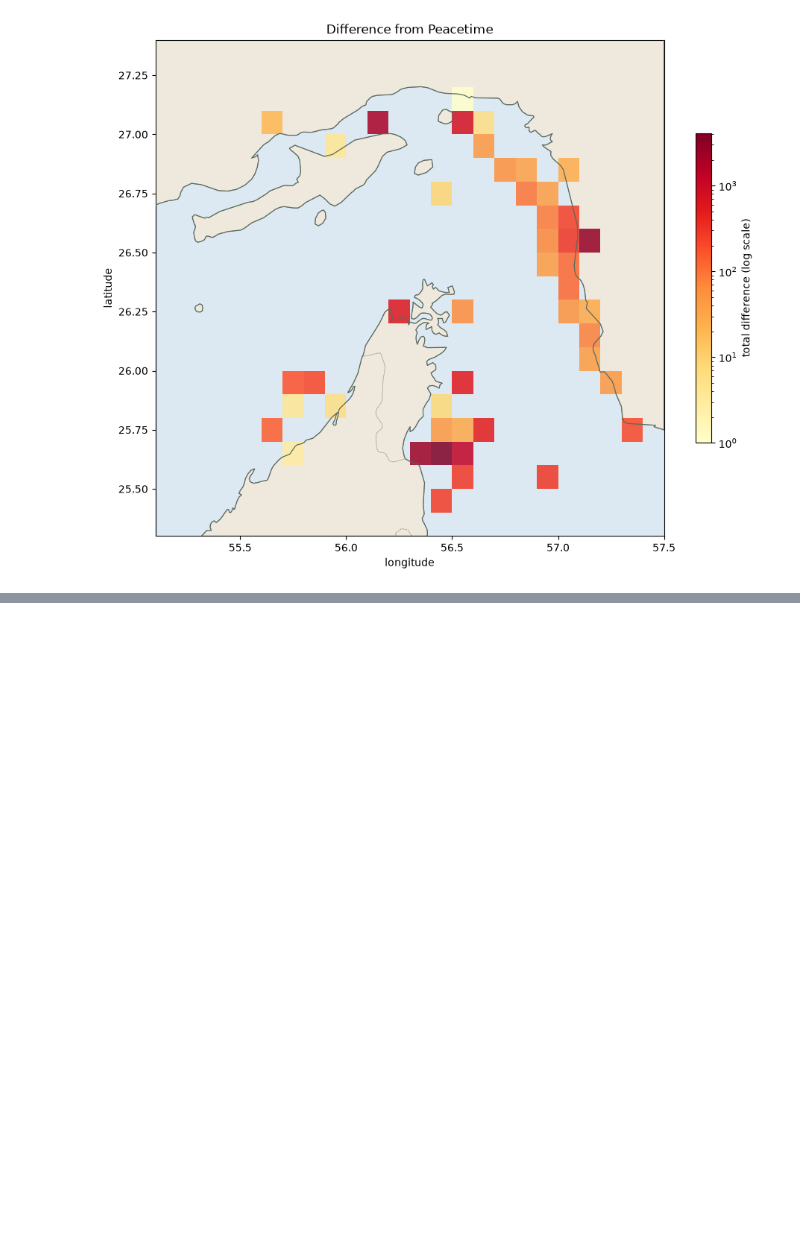
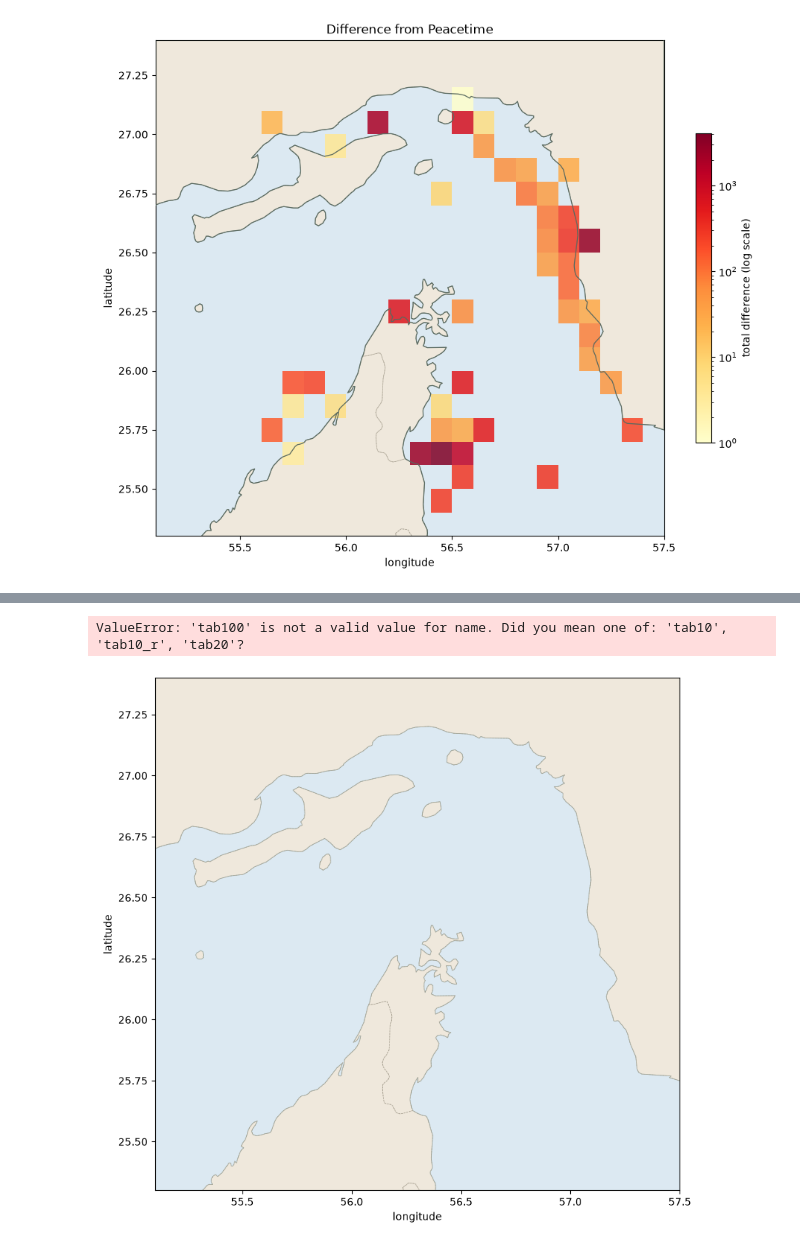
Before and after one commit to nanosnek/strait-of-hormuz-analyzed, a Jupyter notebook: EDA.ipynb, the cells around one changed output, grey strips where cells are left out. Cells and saved outputs as stored; diff of their text form; code cells hidden in the pictures; blank space fills up the shorter version.

```diff
--- a/EDA.ipynb
+++ b/EDA.ipynb
@@ -50,0 +237,5 @@ mapping.draw('snapshot_hormuz_20260803T050455Z.csv', region=mapping.regions.STRA
+# %%
+mapping.draw('snapshot_hormuz_20260803T050455Z.csv', color_by='flag', region=mapping.regions.STRAIT_OF_HORMUZ, show=False)
+# %% [output]
+ValueError: 'tab100' is not a valid value for name. Did you mean one of: 'tab10', 'tab10_r', 'tab20'?
+[figure, added]
```
Also changed, not shown: parts of 16 cells of this notebook, 2 other files.
